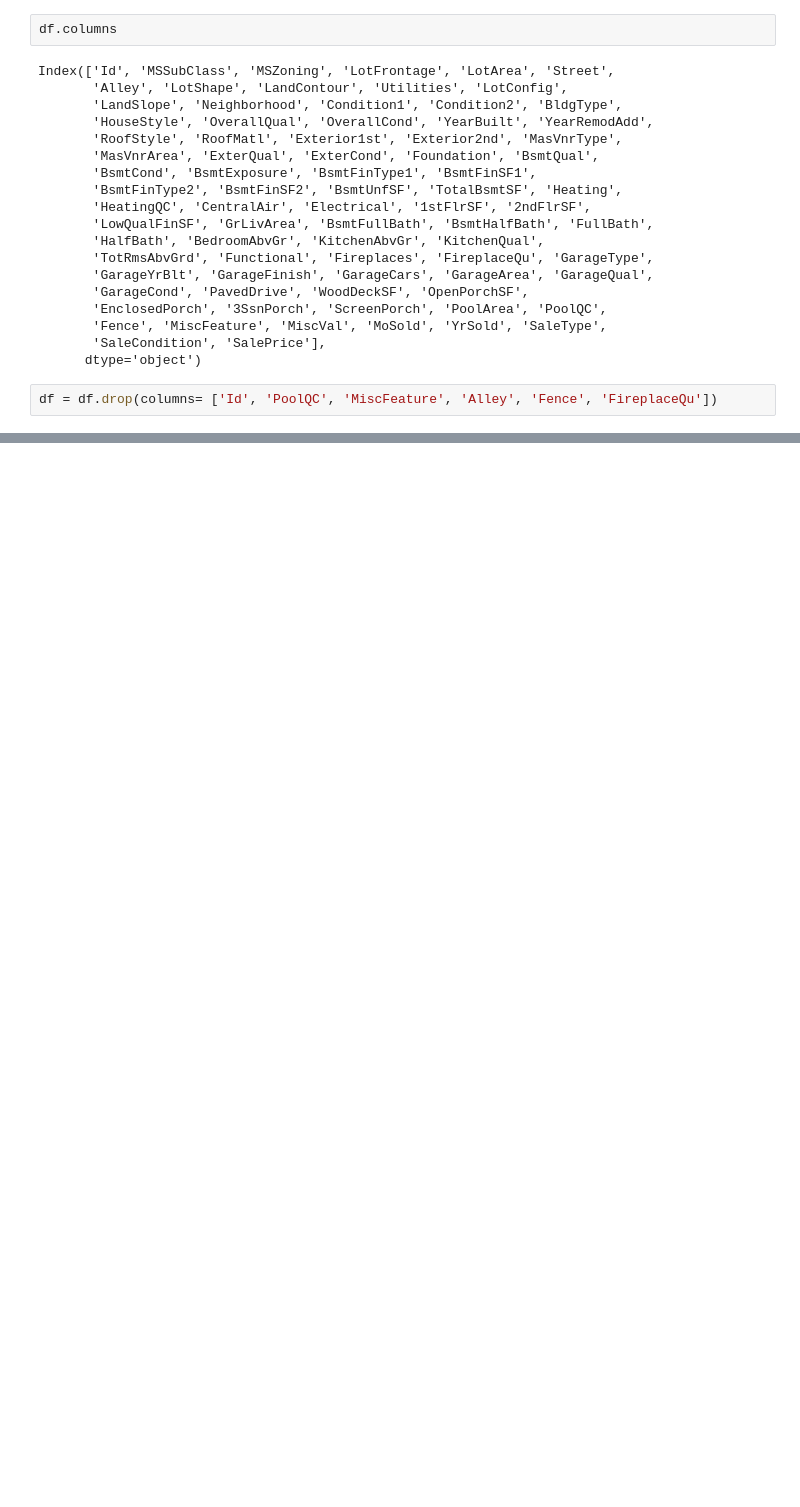
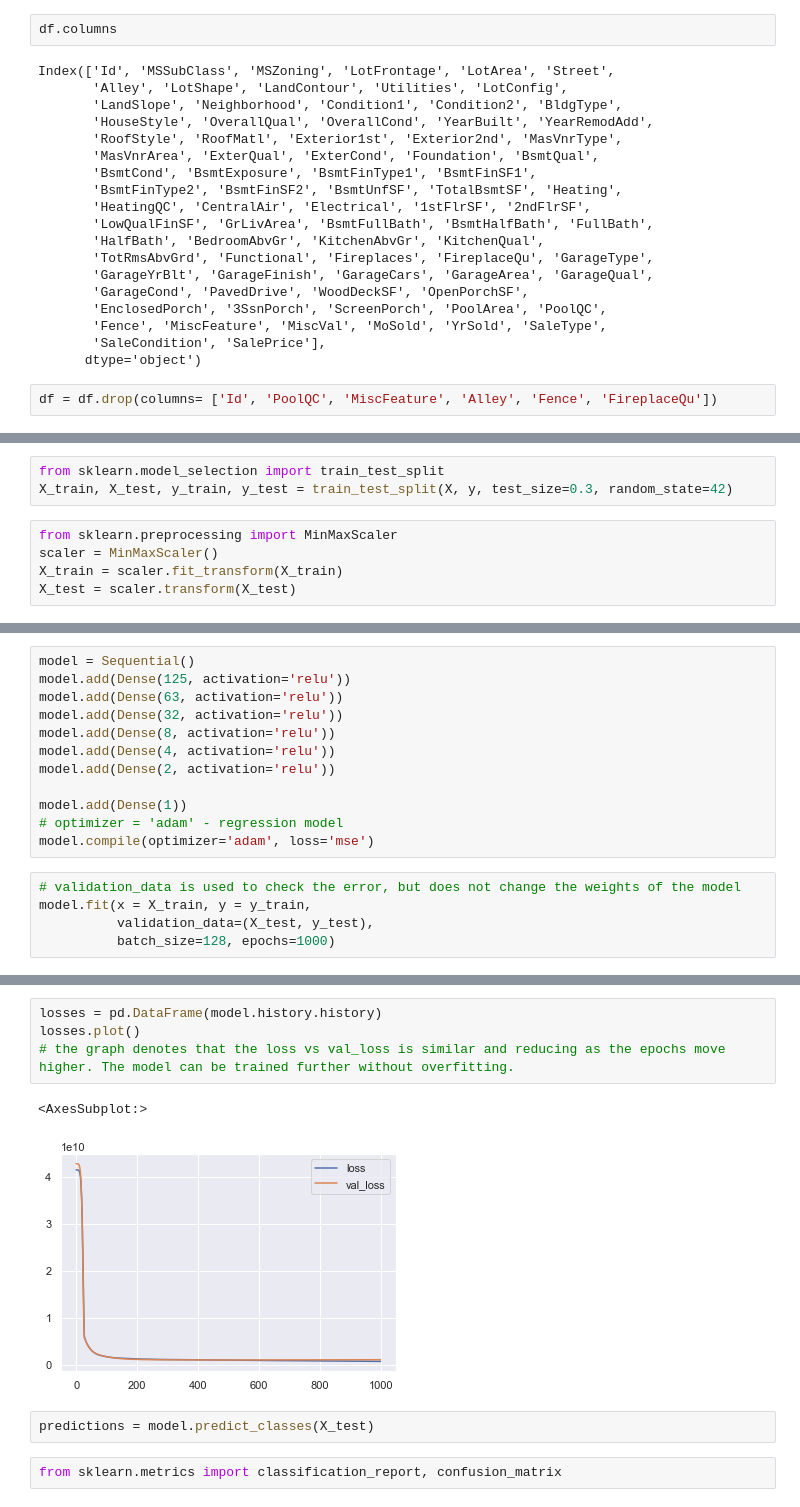
Before and after one commit to pravirpolly/House-Prices, a Jupyter notebook: data.ipynb, the cells around one changed output, grey strips where cells are left out. Saved outputs shown, nothing was run; the diff lists cells and outputs as text; blank space fills up the shorter version.

```diff
--- a/data.ipynb
+++ b/data.ipynb
@@ -148,0 +325,8 @@ df_temp = df.corr()['SalePrice'].sort_values(ascending=False)
+# %%
+from sklearn.model_selection import train_test_split
+X_train, X_test, y_train, y_test = train_test_split(X, y, test_size=0.3, random_state=42)
+# %%
+from sklearn.preprocessing import MinMaxScaler
+scaler = MinMaxScaler()
+X_train = scaler.fit_transform(X_train)
+X_test = scaler.transform(X_test)
@@ -148,0 +348,17 @@ df_temp = df.corr()['SalePrice'].sort_values(ascending=False)
+# %%
+model = Sequential()
+model.add(Dense(125, activation='relu'))
+model.add(Dense(63, activation='relu'))
+model.add(Dense(32, activation='relu'))
+model.add(Dense(8, activation='relu'))
+model.add(Dense(4, activation='relu'))
+model.add(Dense(2, activation='relu'))
+
+model.add(Dense(1))
+# optimizer = 'adam' - regression model
+model.compile(optimizer='adam', loss='mse')
+# %%
+# validation_data is used to check the error, but does not change the weights of the model
+model.fit(x = X_train, y = y_train,
+          validation_data=(X_test, y_test),
+          batch_size=128, epochs=1000)
@@ -148,0 +384,11 @@ df_temp = df.corr()['SalePrice'].sort_values(ascending=False)
+# %%
+losses = pd.DataFrame(model.history.history)
+losses.plot()
+# the graph denotes that the loss vs val_loss is similar and reducing as the epochs move higher. The model can be trained further without overfitting.
+# %% [output]
+<AxesSubplot:>
+[figure, added]
+# %%
+predictions = model.predict_classes(X_test)
+# %%
+from sklearn.metrics import classification_report, confusion_matrix
```
Also changed, not shown: parts of 31 cells of this notebook.
